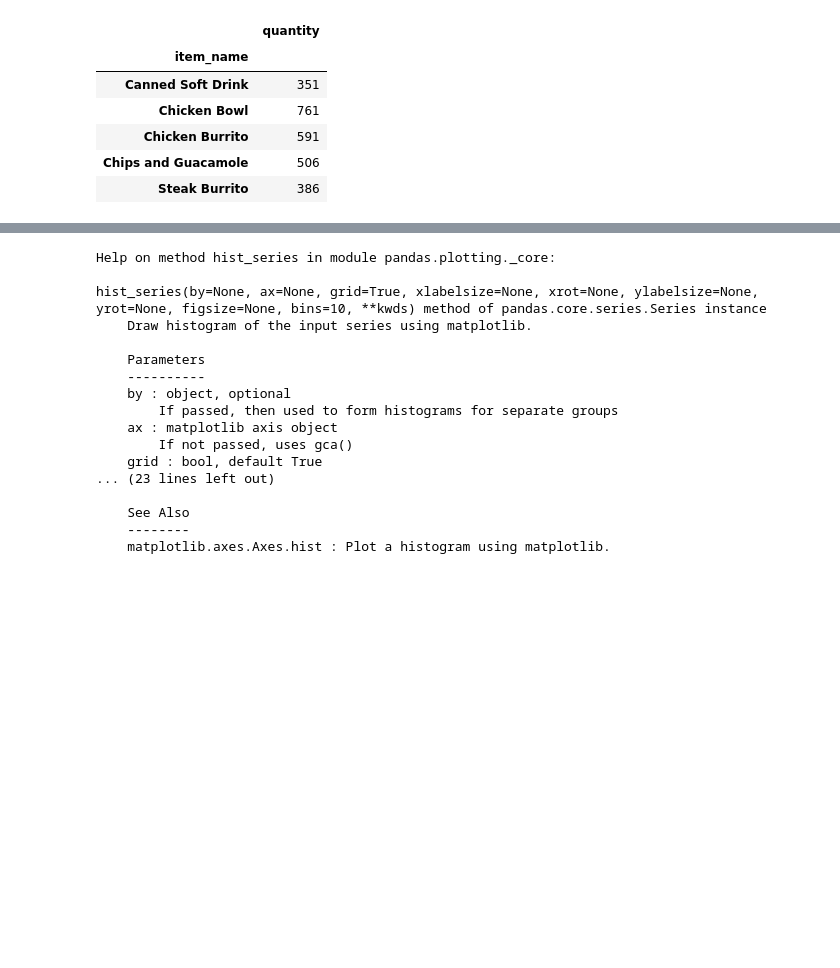
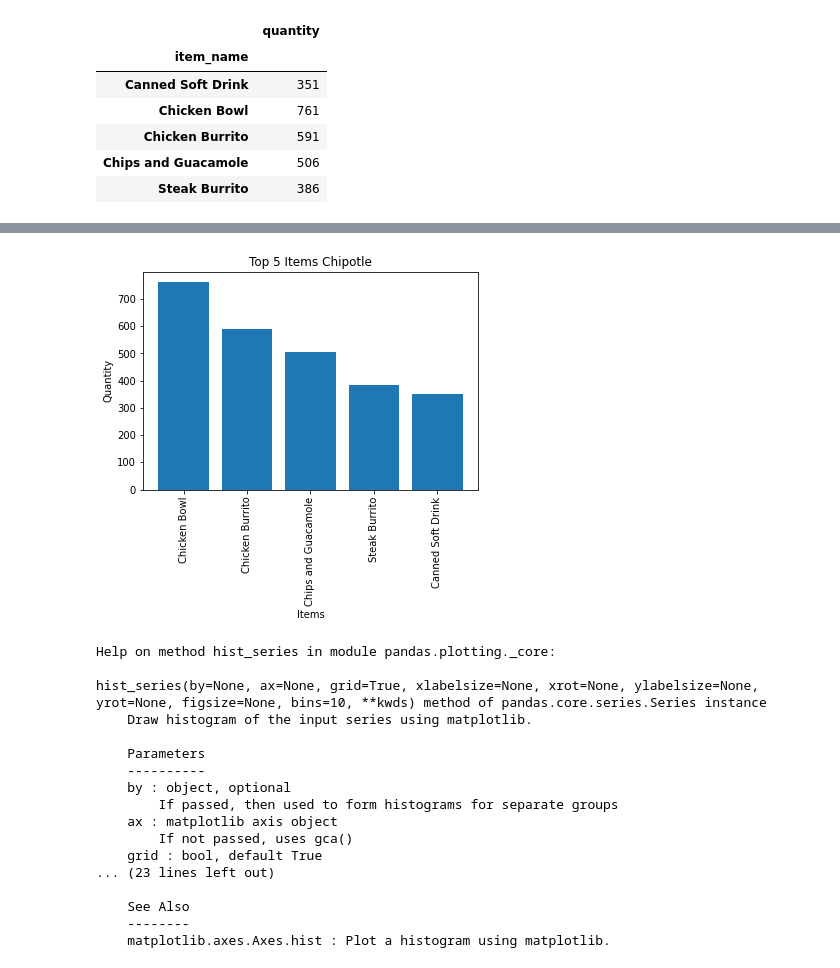
Before and after one commit to MVillasuso/DS_MVL, a Jupyter notebook: PROYECTOS/Entregas_Ejercicios_MVL/pandas/07_Chipotle_Solutions_MVL.ipynb, the cells around one changed output, grey strips where cells are left out. Cells and saved outputs as stored; diff of their text form; code cells hidden in the pictures; blank space fills up the shorter version.

```diff
--- a/PROYECTOS/Entregas_Ejercicios_MVL/pandas/07_Chipotle_Solutions_MVL.ipynb
+++ b/PROYECTOS/Entregas_Ejercicios_MVL/pandas/07_Chipotle_Solutions_MVL.ipynb
@@ -127,3 +155,13 @@ plt.show()
+# %%
+# Otra forma usando MatplotLib directamente
+plt.bar(serbyitem.index, serbyitem.quantity, label = 0)
+plt.xlabel ("Items")
+plt.ylabel ("Quantity")
+plt.title ("Top 5 Items Chipotle")
+plt.xticks(rotation = "vertical")
+plt.show()
+# %% [output]
+[figure, added]
 # %%
 # %% [output]
 Help on method hist_series in module pandas.plotting._core:
```
Also changed, not shown: parts of 14 cells of this notebook, 6 other files.
